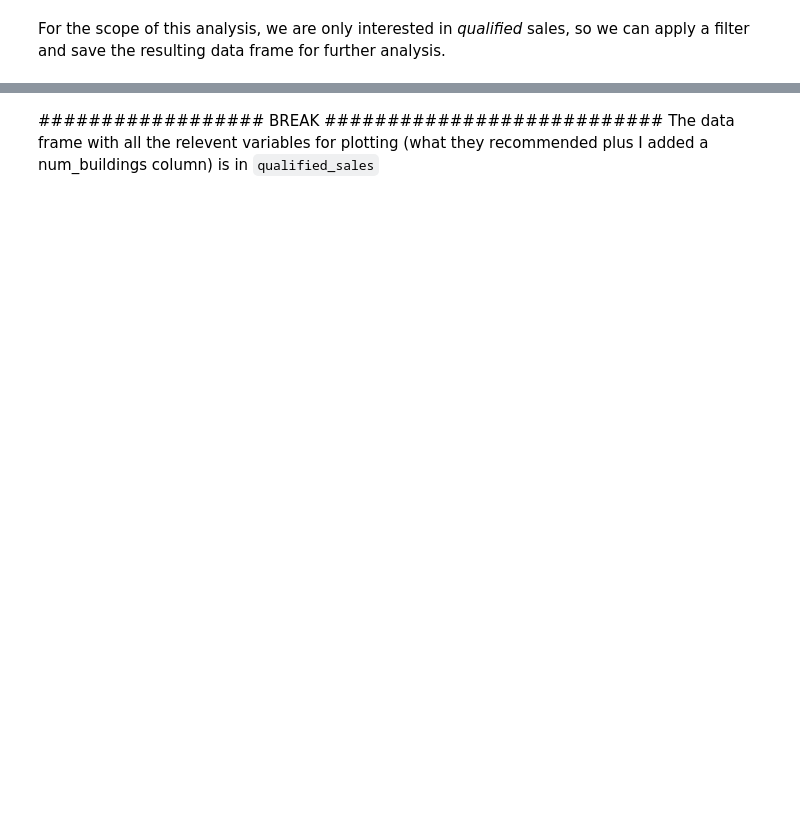
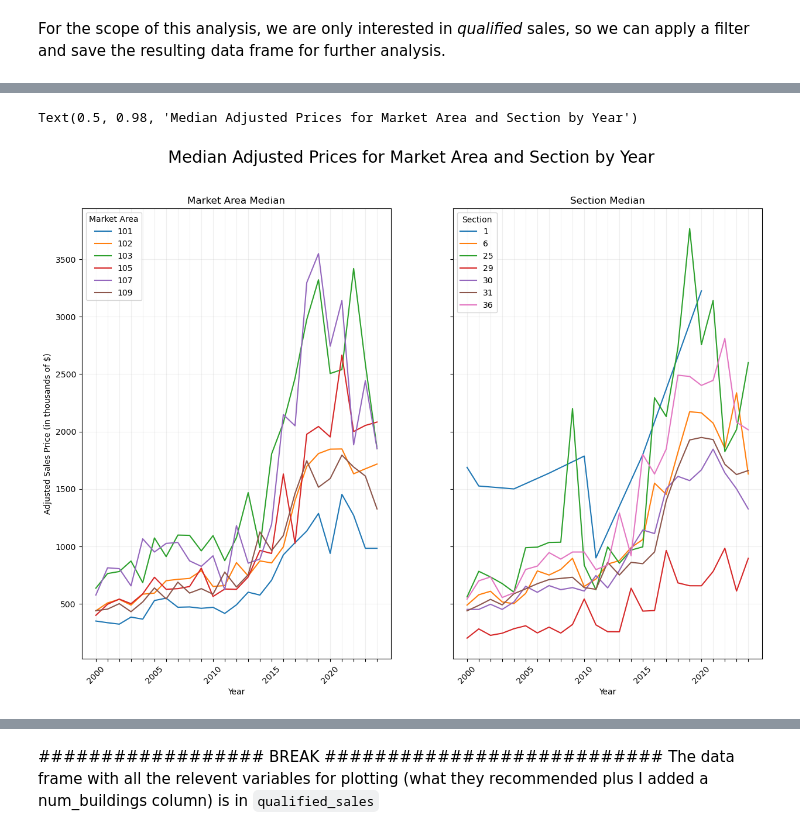
Before and after one commit to JakeMachulcz/Boulder-CO-Market-Value-EDA---KNN-Predictor, a Jupyter notebook: final_project.ipynb, the cells around one changed output, grey strips where cells are left out. Saved outputs shown, nothing was run; the diff lists cells and outputs as text; code cells hidden in the pictures; blank space fills up the shorter version.

```diff
--- a/final_project.ipynb
+++ b/final_project.ipynb
@@ -716,0 +745,40 @@ Exploring the Data
+# %%
+market_median_prices = qualified_sales.groupby(['market_area', qualified_sales['date'].dt.year])['adjusted_sales_price'].median().reset_index()
+section_median_prices = qualified_sales.groupby(['section', qualified_sales['date'].dt.year])['adjusted_sales_price'].median().reset_index()
+# %%
+# Filter the data to include only years from 2000 onwards
+market_median_prices_filtered = market_median_prices[market_median_prices['date'] >= 2000]
+section_median_prices_filtered = section_median_prices[section_median_prices['date'] >= 2000]
+
+fig, axes = plt.subplots(1, 2, figsize=(15, 10), sharey=True)
+
+# Plot for Market Area Median Prices
+for market_area, group in market_median_prices_filtered.groupby('market_area'):
+    axes[0].plot(group['date'], group['adjusted_sales_price'] / 1e3, label=market_area)
+
+# Plot for Section Median Prices
+for section, group in section_median_prices_filtered.groupby('section'):
+    axes[1].plot(group['date'], group['adjusted_sales_price'] / 1e3, label=section)
+
+years = range(market_median_prices_filtered['date'].min(), market_median_prices_filtered['date'].max() + 1)
+
+axes[0].set_title('Market Area Median')
+axes[0].set_xlabel('Year')
+axes[0].set_ylabel('Adjusted Sales Price (in thousands of $)')
+axes[0].legend(title='Market Area', loc='upper left')
+axes[0].set_xticks(years)
+axes[0].set_xticklabels([year if year % 5 == 0 else '' for year in years], rotation=45)
+axes[0].grid(True, alpha = 0.2)
+
+axes[1].set_title('Section Median')
+axes[1].set_xlabel('Year')
+axes[1].legend(title='Section', loc='upper left')
+axes[1].set_xticks(years)
+axes[1].set_xticklabels([year if year % 5 == 0 else '' for year in years], rotation=45)
+axes[1].grid(True, alpha = 0.2)
+
+# Add a global title
+fig.suptitle('Median Adjusted Prices for Market Area and Section by Year', fontsize=20)
+# %% [output]
+Text(0.5, 0.98, 'Median Adjusted Prices for Market Area and Section by Year')
+[figure, added]
```
Also changed, not shown: parts of 37 cells of this notebook.
